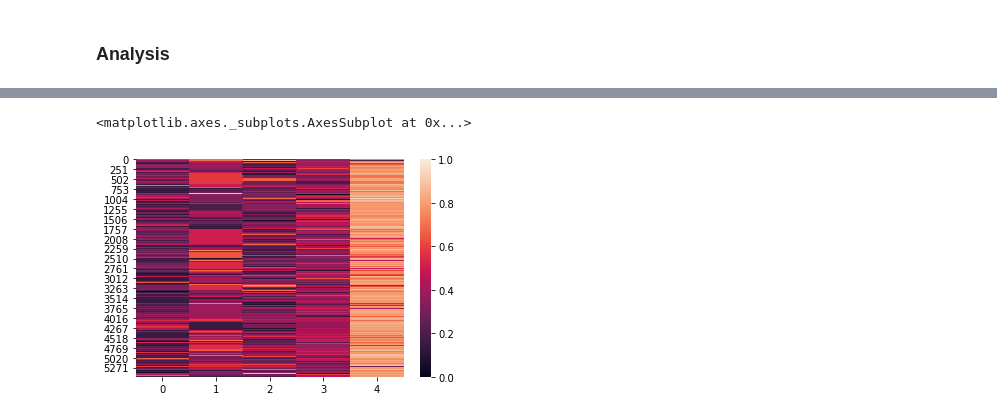
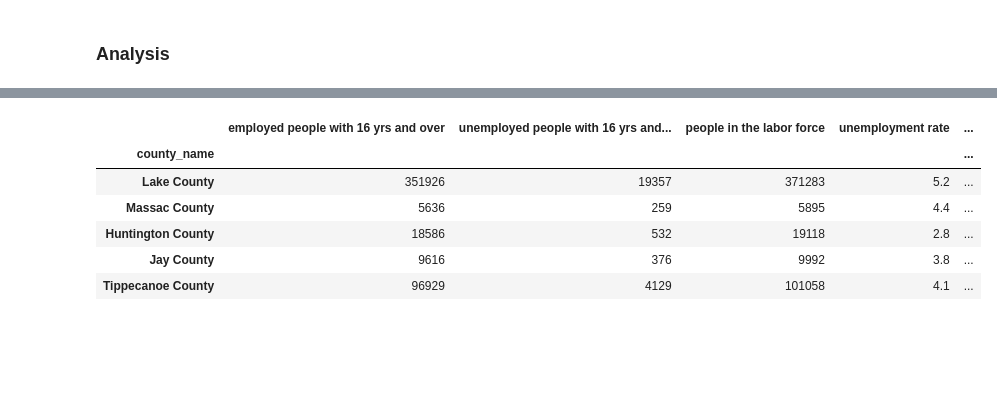
Before and after one commit to HenryDorsey/ConsultingProject, a Jupyter notebook: InfectSpendAnalysis.ipynb, the cells around one changed output, grey strips where cells are left out. Drawn from its saved outputs; the diff is of its cells as text; code cells hidden in the pictures; blank space fills up the shorter version.

```diff
--- a/InfectSpendAnalysis.ipynb
+++ b/InfectSpendAnalysis.ipynb
@@ -152,18 +189,0 @@ X_all.head()
-# %%
-from matplotlib import pyplot as plt
-import seaborn as sns
-from sklearn import preprocessing
-
-
-X_perc =copy(X_all.filter(regex='%'))
-X_perc.head()
-
-min_max_scaler = preprocessing.MinMaxScaler()
-X= X_all.loc[:,["%casespercapita","%", "unemployment rate", "median age", "% female" ]]
-
-X_scaled = min_max_scaler.fit_transform(np.asarray(X))
-y_scaled = min_max_scaler.fit_transform(np.asarray(y_all).reshape(-1,1))
-sns.heatmap(X_scaled)
-# %% [output]
-<matplotlib.axes._subplots.AxesSubplot at 0x...>
-[figure, removed]
@@ -169,0 +192,10 @@ sns.heatmap(X_scaled)
+# %%
+df_clean.head()
+# %% [output]
+|  | employed people with 16 yrs and over | unemployed people with 16 yrs and... | people in the labor force | unemployment rate | ... |
+| county_name |  |  |  |  | ... |
+| Lake County | 351926 | 19357 | 371283 | 5.2 | ... |
+| Massac County | 5636 | 259 | 5895 | 4.4 | ... |
+| Huntington County | 18586 | 532 | 19118 | 2.8 | ... |
+| Jay County | 9616 | 376 | 9992 | 3.8 | ... |
+| Tippecanoe County | 96929 | 4129 | 101058 | 4.1 | ... |
```
Also changed, not shown: parts of 17 cells of this notebook.
